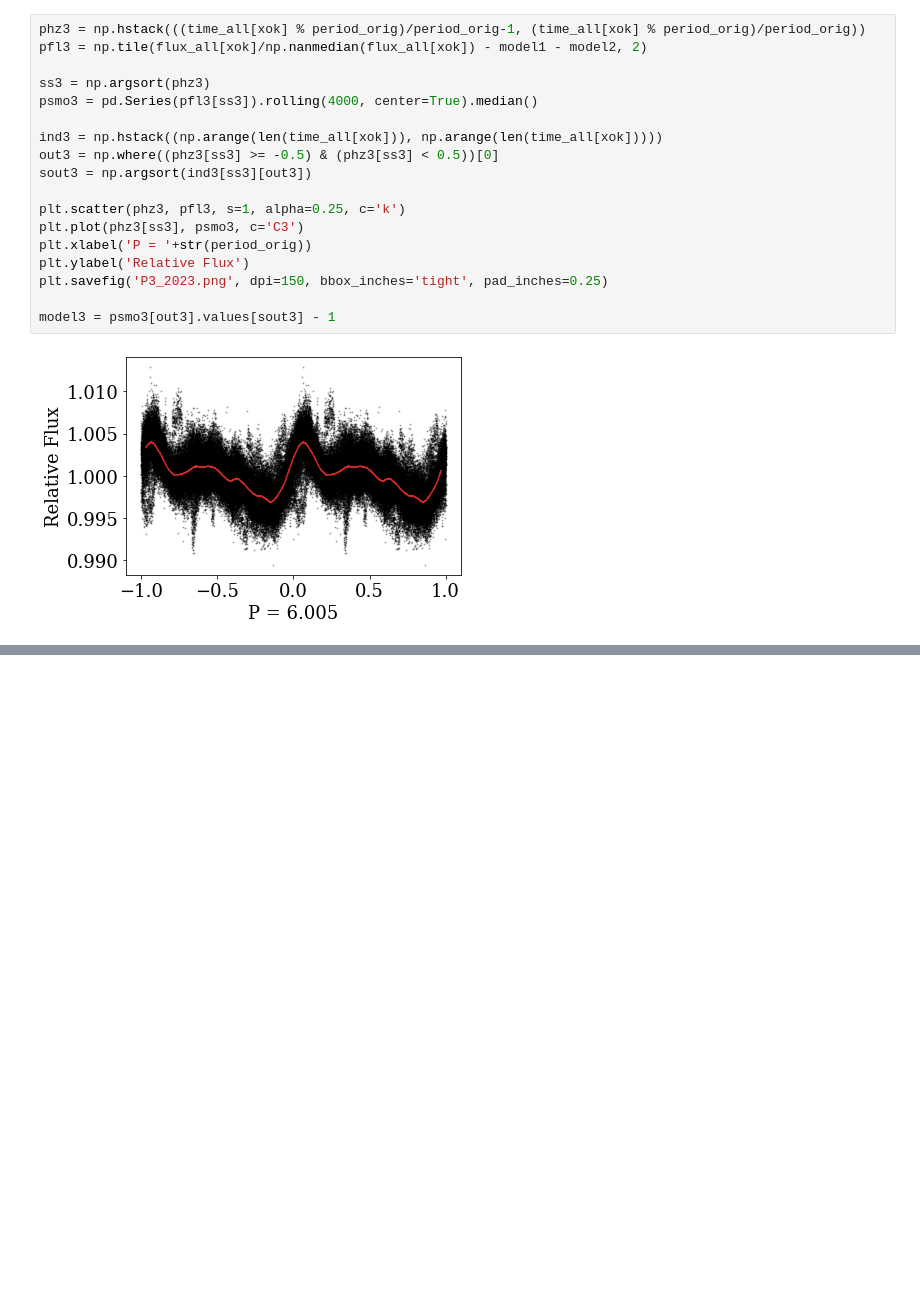
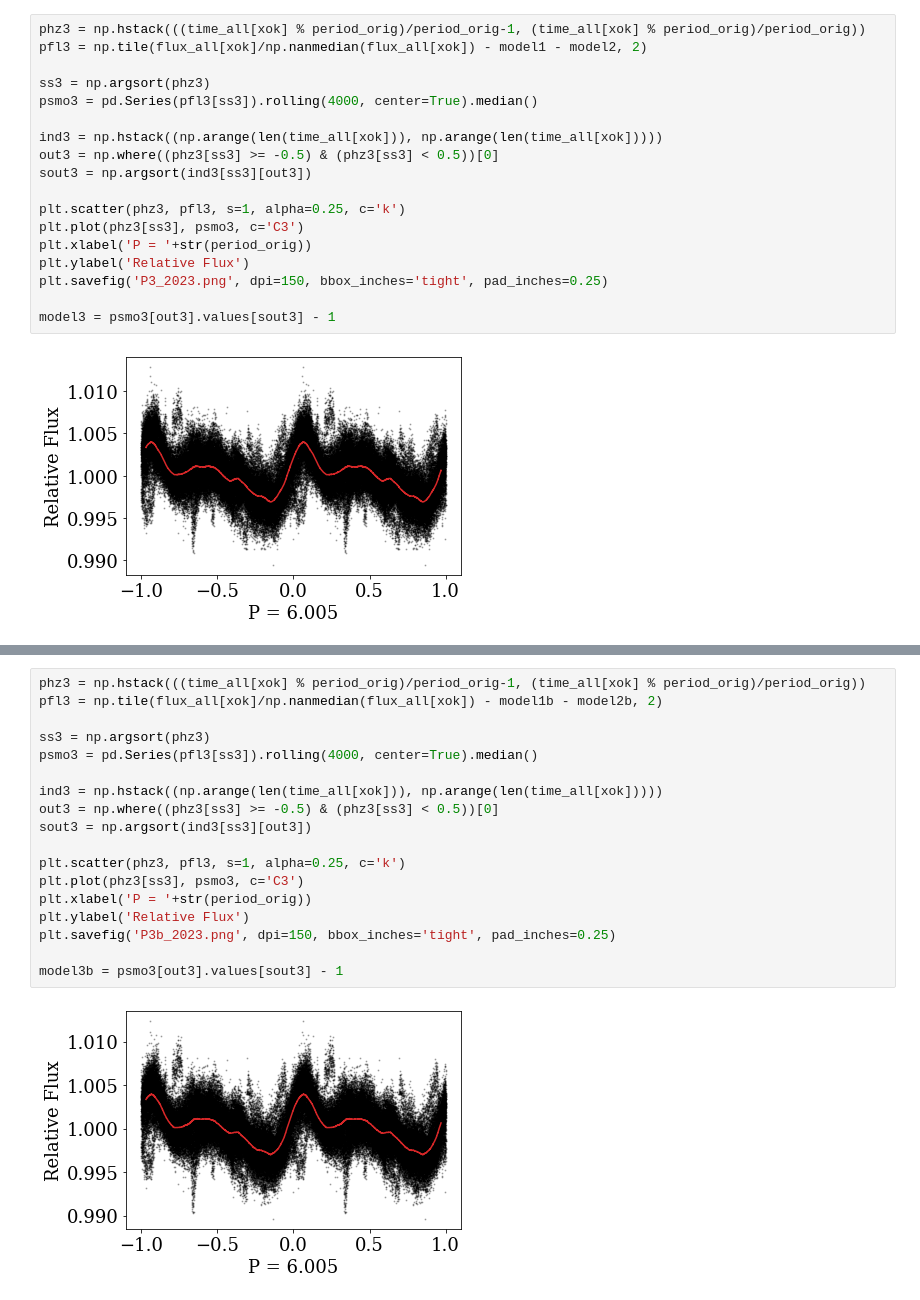
Before and after one commit to jradavenport/QX-Cas, a Jupyter notebook: v2023.ipynb, the cells around one changed output, grey strips where cells are left out. Cells and saved outputs as stored; diff of their text form; blank space fills up the shorter version.

```diff
--- a/v2023.ipynb
+++ b/v2023.ipynb
@@ -311,0 +347,20 @@ for k in range(len(lc1)):
+# %%
+phz3 = np.hstack(((time_all[xok] % period_orig)/period_orig-1, (time_all[xok] % period_orig)/period_orig))
+pfl3 = np.tile(flux_all[xok]/np.nanmedian(flux_all[xok]) - model1b - model2b, 2)
+
+ss3 = np.argsort(phz3)
+psmo3 = pd.Series(pfl3[ss3]).rolling(4000, center=True).median()
+
+ind3 = np.hstack((np.arange(len(time_all[xok])), np.arange(len(time_all[xok]))))
+out3 = np.where((phz3[ss3] >= -0.5) & (phz3[ss3] < 0.5))[0]
+sout3 = np.argsort(ind3[ss3][out3])
+
+plt.scatter(phz3, pfl3, s=1, alpha=0.25, c='k')
+plt.plot(phz3[ss3], psmo3, c='C3')
+plt.xlabel('P = '+str(period_orig))
+plt.ylabel('Relative Flux')
+plt.savefig('P3b_2023.png', dpi=150, bbox_inches='tight', pad_inches=0.25)
+
+model3b = psmo3[out3].values[sout3] - 1
+# %% [output]
+[figure, added]
```
Also changed, not shown: parts of 17 cells of this notebook, 1 other file.
